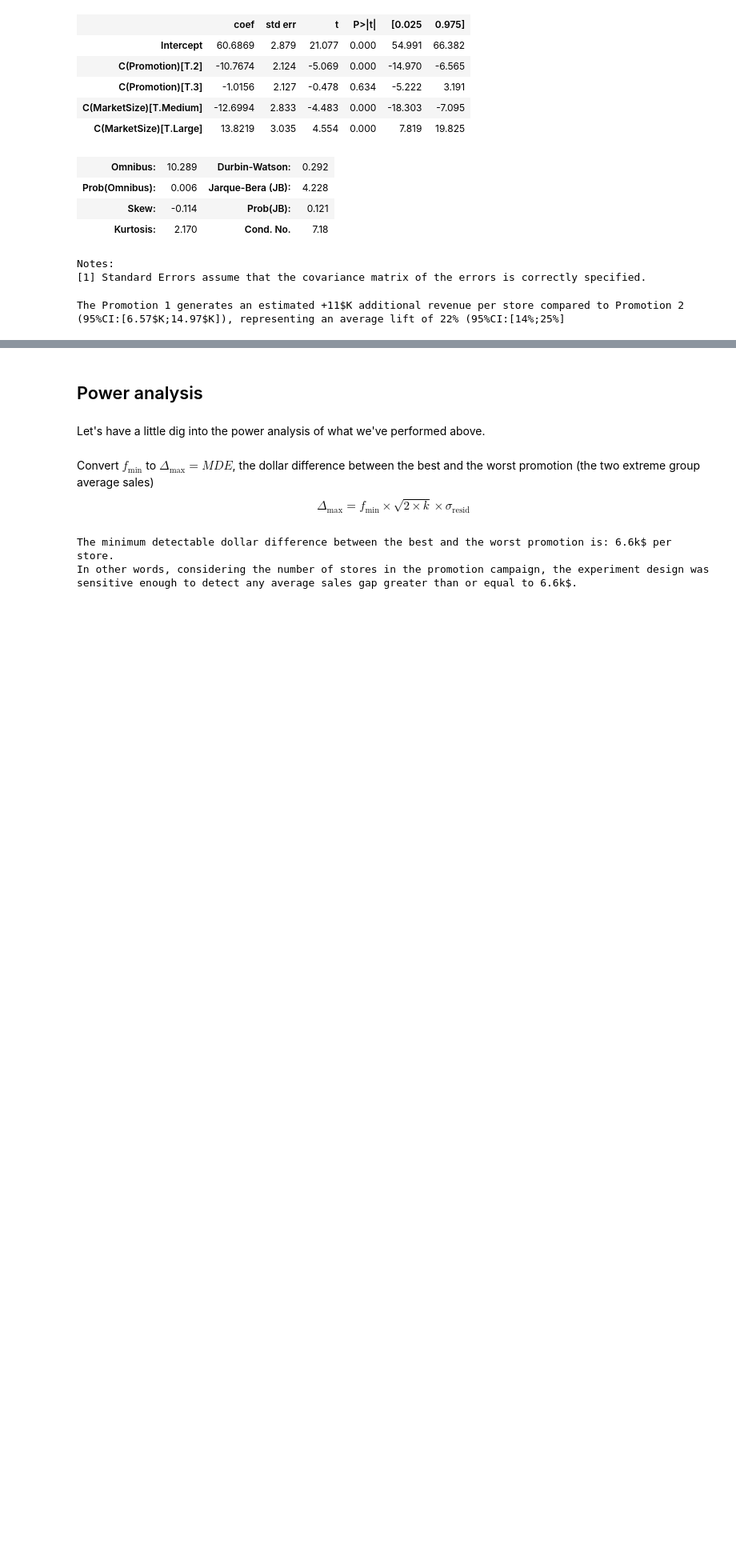
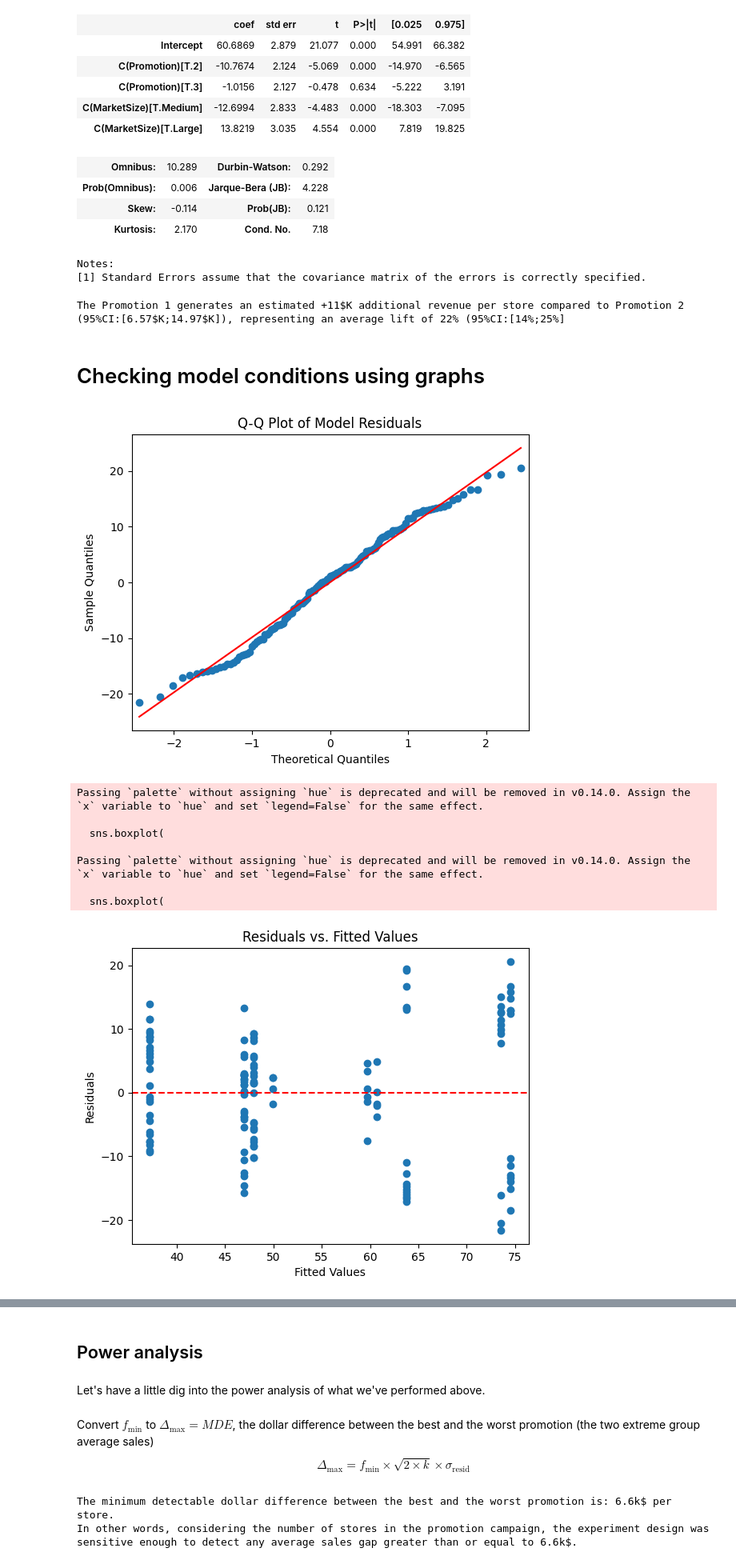
Before and after one commit to orijourdan/A-B-Testing-Marketing-Campaign, a Jupyter notebook: a-b-testing-promotion-campaign.ipynb, the cells around one changed output, grey strips where cells are left out. Shown at 80% size. Cells and saved outputs as stored; diff of their text form; code cells hidden in the pictures; blank space fills up the shorter version.

```diff
--- a/a-b-testing-promotion-campaign.ipynb
+++ b/a-b-testing-promotion-campaign.ipynb
@@ -606,3 +619,80 @@ CI_sup_increase=-CI_infbeta2/(CI_supbeta2+CI_supbeta0)*100
 print(f"The Promotion 1 generates an estimated +{-beta2:.0f}$K additional revenue per store compared to Promotion 2 (95%CI:[{-CI_supbeta2:.2f}$K;{-CI_infbeta2:.2f}$K]), representing an average lift of {increase:.0f}% (95%CI:[{CI_inf_increase:.0f}%;{CI_sup_increase:.0f}%]")
 # %% [output]
 The Promotion 1 generates an estimated +11$K additional revenue per store compared to Promotion 2 (95%CI:[6.57$K;14.97$K]), representing an average lift of 22% (95%CI:[14%;25%]
+# %% [markdown]
+# Checking model conditions using graphs
+# %%
+residuals = model3.resid
+fitted=model3.fittedvalues
+
+# 3. Generate Q-Q plot of the residuals
+sm.qqplot(residuals, line='s')
+plt.title("Q-Q Plot of Model Residuals")
+plt.show()
+
+# 4. Check Linearity and Homoscedasticity
+plt.scatter(fitted, residuals)
+plt.axhline(0, color='red', linestyle='--')
+plt.xlabel("Fitted Values")
+plt.ylabel("Residuals")
+plt.title("Residuals vs. Fitted Values")
+
+# 2. Create side-by-side subplots
+fig, axes = plt.subplots(1, 2, figsize=(14, 5), sharey=True)
+
+# Subplot 1: Residuals vs Promotion
+sns.boxplot(
+    x=condensed_data['Promotion'],
+    y=residuals,
+    ax=axes[0],
+    palette='Set2'
+)
+sns.stripplot(
+    x=condensed_data['Promotion'],
+    y=residuals,
+    ax=axes[0],
+    color='black',
+    alpha=0.5,
+    jitter=0.2
+)
+axes[0].axhline(0, color='red', linestyle='--', linewidth=1.5)
+axes[0].set_title('Residuals vs Promotion Group', fontsize=12, pad=10)
+axes[0].set_xlabel('Promotion')
+axes[0].set_ylabel('Residuals')
+
+# Subplot 2: Residuals vs MarketSize
+sns.boxplot(
+    x=condensed_data['MarketSize'],
+    y=residuals,
+    ax=axes[1],
+    palette='Set2'
+)
+sns.stripplot(
+    x=condensed_data['MarketSize'],
+    y=residuals,
+    ax=axes[1],
+    color='black',
+    alpha=0.5,
+    jitter=0.2
+)
+axes[1].axhline(0, color='red', linestyle='--', linewidth=1.5)
+axes[1].set_title('Residuals vs Market Size', fontsize=12, pad=10)
+axes[1].set_xlabel('Market Size')
+axes[1].set_ylabel('')  # Shared y-axis
+
+plt.suptitle('Diagnostic: Homoscedasticity & Residual Variance Check Across Factor Levels', y=1.02, fontsize=14)
+plt.tight_layout()
+plt.show()
+
+
+plt.show()
+# %% [output]
+[figure, added]
+Passing `palette` without assigning `hue` is deprecated and will be removed in v0.14.0. Assign the `x` variable to `hue` and set `legend=False` for the same effect.
+
+  sns.boxplot(
+
+Passing `palette` without assigning `hue` is deprecated and will be removed in v0.14.0. Assign the `x` variable to `hue` and set `legend=False` for the same effect.
+
+  sns.boxplot(
+[figure, added]
```
Also changed, not shown: parts of 8 cells of this notebook.
